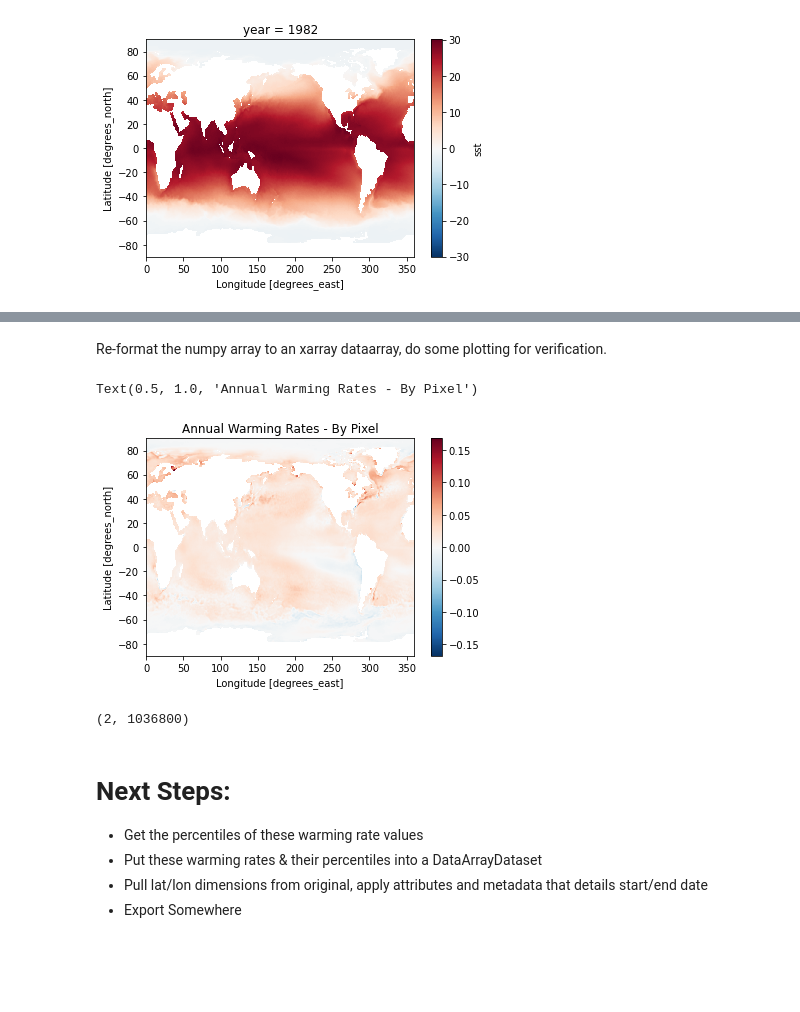
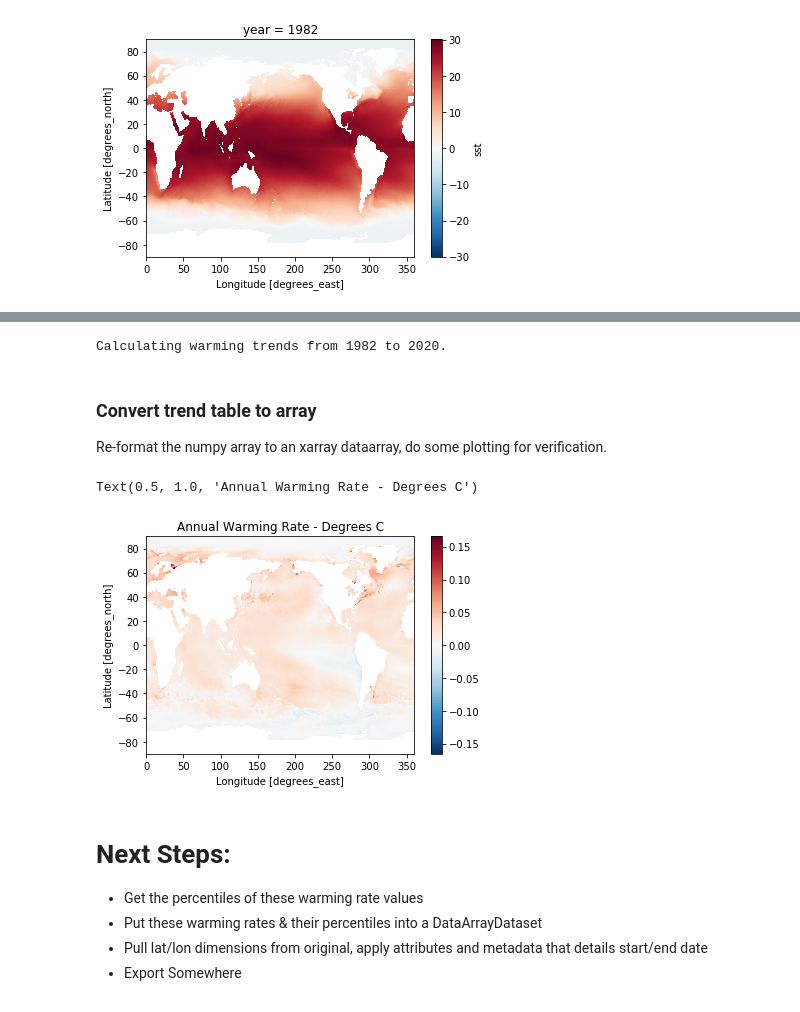
Before and after one commit to gulfofmaine/oisst_mainstays, a Jupyter notebook: notebooks/03_BASE_Warming_Trends.ipynb, the cells around one changed output, grey strips where cells are left out. Saved outputs shown, nothing was run; the diff lists cells and outputs as text; code cells hidden in the pictures; blank space fills up the shorter version.

Commit message:
Added reference period to warming rates, included 2006-2020 reference period to report

```diff
--- a/notebooks/03_BASE_Warming_Trends.ipynb
+++ b/notebooks/03_BASE_Warming_Trends.ipynb
@@ -45,8 +58,7 @@ First step is to get everything loaded, so step one is to load in all the yearly
 #Generate list of file names from start and end + 1
 start_year = 1982
 end_year = 2020
-end_year = end_year + 1
-my_years = np.arange(start_year, end_year, 1)
+my_years = np.arange(start_year, end_year + 1, 1)
 nc_files = []
 for i in my_years:
     nc_files.append(f"{box_root}RES_Data/OISST/oisst_mainstays/annual_observations/sst.day.mean." + str(i) + ".v2.nc")
@@ -70,13 +84,27 @@ year_avg['sst'].sel(year = 1982).plot()
 # %%
-# Pull arrays of the sea surface temperatures and the time dimensions
-vals = year_avg.sst.values
-years = year_avg.year.values
+def calc_warming_trends(year_avg, start_yr, end_yr):
 
-# Reshape to an array with as many rows as years and as many columns as there are pixels
-vals2 = vals.reshape(len(years), -1)
+    # Filtering the Years
+    print(f"Calculating warming trends from {start_yr} to {end_yr}.")
+    year_subset = year_avg.sel(year = slice(start_yr, end_yr))
 
-# Do a first-degree polyfit (i.e. a line)
-regressions = np.polyfit(years, vals2, 1)
+    # Pull arrays of the sea surface temperatures and the time dimensions
+    vals  = year_subset.sst.values
+    years = year_subset.year.values
 
-# Get the coefficients back
-trends = regressions[0, :].reshape(vals.shape[1], vals.shape[2])
+    # Reshape to an array with as many rows as years and as many columns as there are pixels
+    vals2 = vals.reshape(len(years), -1)
+
+    # Do a first-degree polyfit (i.e. a line)
+    regressions = np.polyfit(years, vals2, 1)
+
+#     # What is going on with the regressions array?
+#     # 2 x ncells. First value is regression coefficients
+#     regressions.shape
+
+
+    # Get the coefficients back
+    trends = regressions[0, :].reshape(vals.shape[1], vals.shape[2])
+
+    # Return the trends table
+    return trends
@@ -83,17 +115,20 @@ trends = regressions[0, :].reshape(vals.shape[1], vals.shape[2])
+# %%
+# Run function to get trends, start and end year determined at top
+trends = calc_warming_trends(year_avg = year_avg, start_yr = trend_start_year, end_yr = trend_end_year)
+# %% [output]
+Calculating warming trends from 1982 to 2020.
 # %% [markdown]
+### Convert trend table to array
+
 Re-format the numpy array to an xarray dataarray, do some plotting for verification.
 # %%
 # convert to xarray, rename dimensions, get coordinates from original
 trend_xr = xr.DataArray(trends).rename({"dim_0" : "lat", "dim_1" : "lon"}).assign_coords(lon = oisst.coords["lon"], lat = oisst.coords["lat"])
+trend_xr.plot()
+plt.title("Annual Warming Rate - Degrees C")
 # %% [output]
-Text(0.5, 1.0, 'Annual Warming Rates - By Pixel')
+Text(0.5, 1.0, 'Annual Warming Rate - Degrees C')
-[figure, old version]
+[figure, new version]
-# %%
-# What is going on with the regressions array?
-regressions.shape
-# 2 x ncells. First vakue is regression coefficients
-# %% [output]
-(2, 1036800)
 # %% [markdown]
 # Next Steps:
 
```
Also changed, not shown: parts of 16 cells of this notebook, 5 other files.
